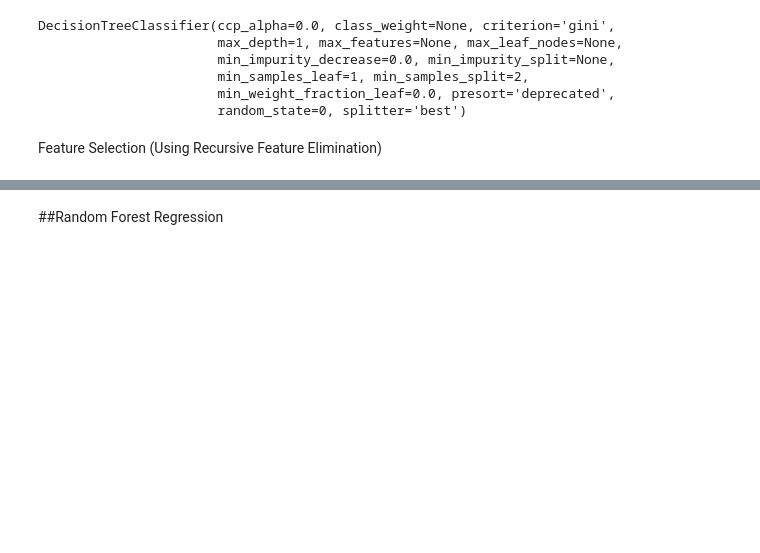
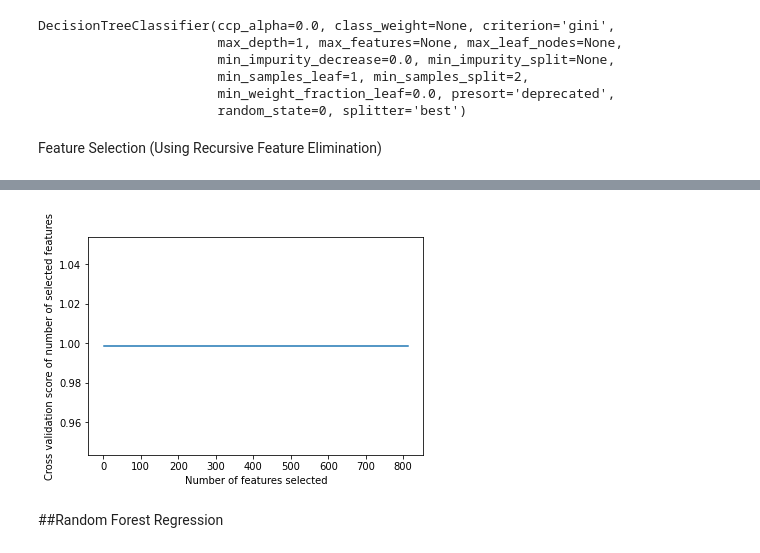
Before and after one commit to mmutyampeta/EduML, a Jupyter notebook: ModelSelection(FINAL)Classification_EduML.ipynb, the cells around one changed output, grey strips where cells are left out. Cells and saved outputs as stored; diff of their text form; code cells hidden in the pictures; blank space fills up the shorter version.

```diff
--- a/ModelSelection(FINAL)Classification_EduML.ipynb
+++ b/ModelSelection(FINAL)Classification_EduML.ipynb
@@ -288,7 +229,7 @@ bestDecision = gridsearchDecision.best_estimator_
 # %% [markdown]
 Feature Selection (Using Recursive Feature Elimination)
 # %%
-selectorDecision = RFECV(bestDecision)
+selectorDecision = RFECV(bestDecision, min_features_to_select = 200)
 selectorDecision.fit(X, y)
 #selectorDecision.feature_importances
 # %% [output]
@@ -305,0 +247,5 @@ RFECV(cv=None,
+# %%
+X = pd.DataFrame(X)
+X_tran = selectorDecision.transform(X)
+y = y.reshape(-1, 1)
+#y_tran = selectorDecision.transform(y)
@@ -305,0 +256,4 @@ RFECV(cv=None,
+# %%
+from sklearn.feature_selection import RFECV
+selectorDec = RFECV(bestDecision, step = 1, cv = 10, scoring = 'accuracy')
+selectorDec.fit(X, y)
@@ -306,3 +273,11 @@ RFECV(cv=None,
+# %%
+plt.figure()
+plt.xlabel("Number of features selected")
+plt.ylabel("Cross validation score of number of selected features")
+plt.plot(range(1, len(selectorDec.grid_scores_) + 1), selectorDec.grid_scores_)
+plt.show()
+# %% [output]
+[figure, added]
 # %% [markdown]
 ##Random Forest Regression
 # %%
```
Also changed, not shown: parts of 17 cells of this notebook.
